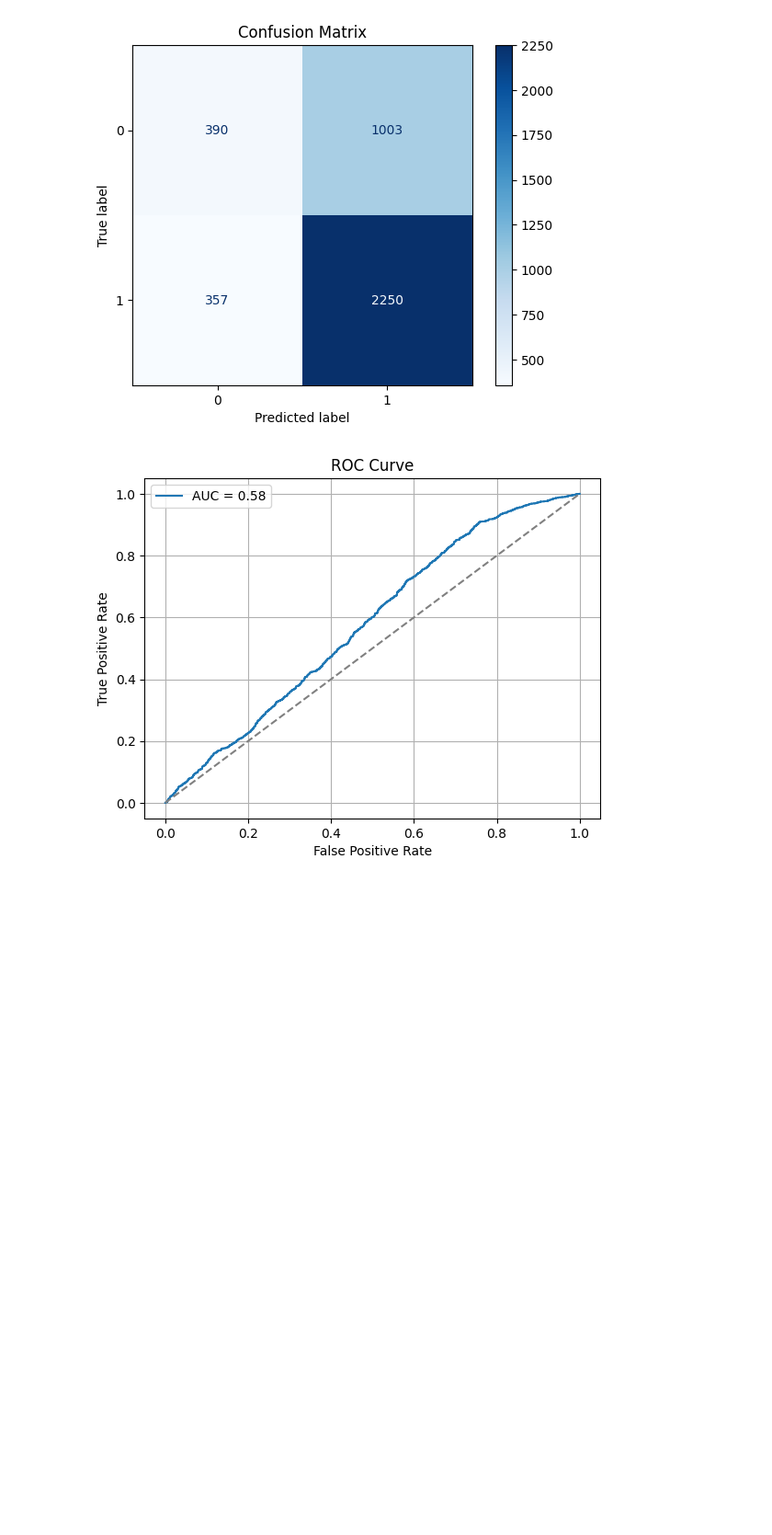
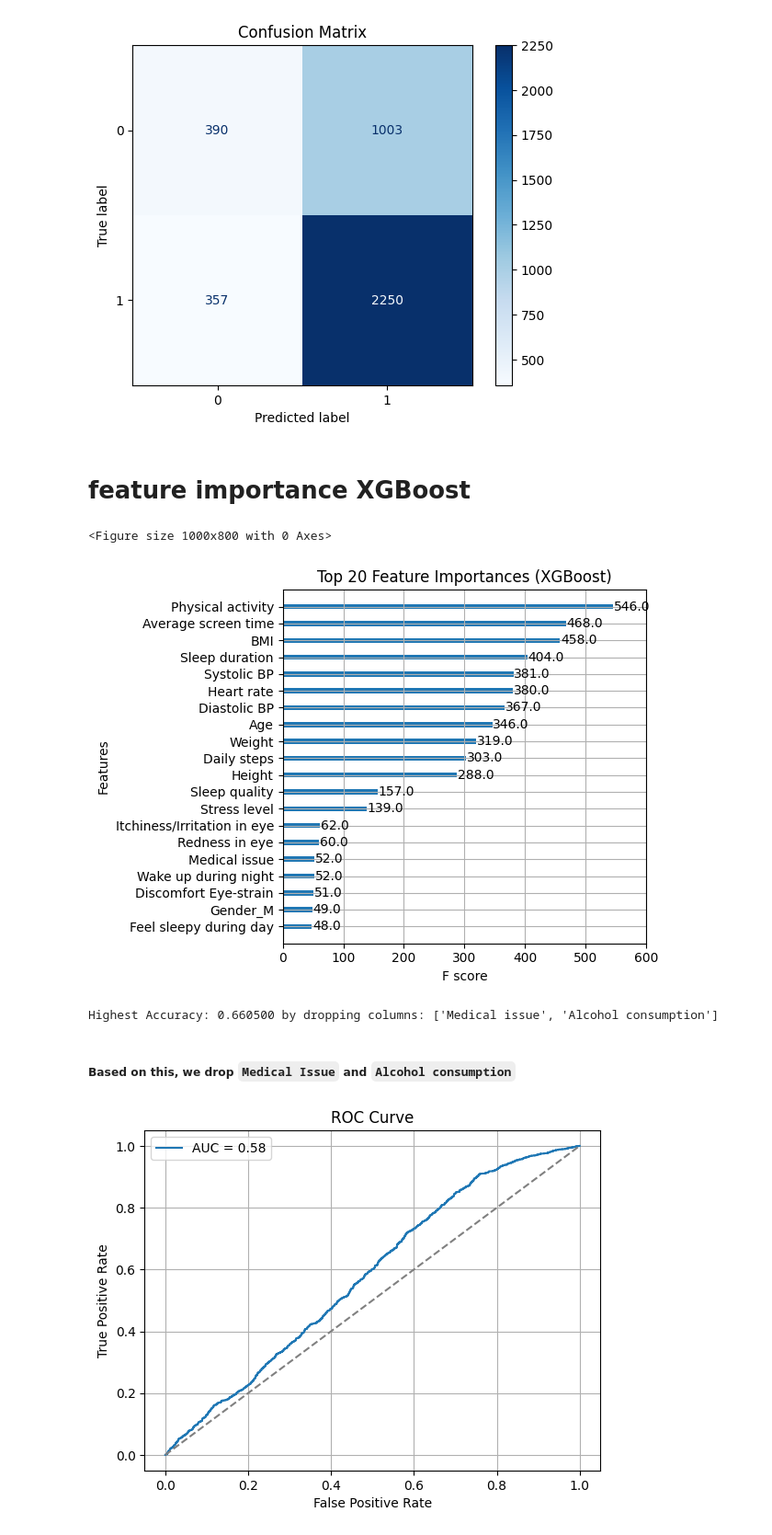
Before and after one commit to mihikasanghvi/Grp1_AML-Project, a Jupyter notebook: main.ipynb, the cells around one changed output. Shown: that part at 92% size. Drawn from its saved outputs; the diff is of its cells as text; code cells hidden in the pictures; blank space fills up the shorter version.

```diff
--- a/main.ipynb
+++ b/main.ipynb
@@ -100,6 +101,71 @@ plt.title("Confusion Matrix")
 plt.show()
 # %% [output]
 [figure]
+# %% [markdown]
+# feature importance XGBoost
+# %%
+from xgboost import plot_importance
+import matplotlib.pyplot as plt
+
+plt.figure(figsize=(10, 8))
+plot_importance(
+    model,
+    importance_type='weight',
+    max_num_features=20,
+    height=0.3,
+)
+plt.title("Top 20 Feature Importances (XGBoost)")
+plt.tight_layout()
+plt.show()
+# %% [output]
+<Figure size 1000x800 with 0 Axes>
+[figure, added]
+# %%
+from xgboost import XGBClassifier
+from sklearn.metrics import accuracy_score
+import pandas as pd
+
+base_model = XGBClassifier(
+    random_state=42,
+    eval_metric='logloss'
+)
+base_model.fit(X_train, y_train)
+
+importance_df = pd.DataFrame({
+    'feature': base_model.feature_names_in_,
+    'importance': base_model.feature_importances_
+}).sort_values(by='importance', ascending=True)
+
+accuracy_list = []
+dropped_lists = []
+
+def drop_col(df, dropped_columns):
+    return df.drop(columns=dropped_columns)
+
+num_drop_at_most = 5
+for n in range(0, num_drop_at_most + 1):
+    dropped_columns = importance_df.head(n)['feature'].tolist()
+    dropped_lists.append(dropped_columns)
+
+    X_train_new = drop_col(X_train, dropped_columns)
+    X_test_new = drop_col(X_test, dropped_columns)
+
+    model = XGBClassifier(
+        random_state=42,
+        eval_metric='logloss'
+    )
+    model.fit(X_train_new, y_train)
+    y_pred = model.predict(X_test_new)
+
+    acc = round(accuracy_score(y_test, y_pred), 6)
+    accuracy_list.append(acc)
+
+best_idx = accuracy_list.index(max(accuracy_list))
+print(f"Highest Accuracy: {accuracy_list[best_idx]:.6f} by dropping columns: {dropped_lists[best_idx]}")
+# %% [output]
+Highest Accuracy: 0.660500 by dropping columns: ['Medical issue', 'Alcohol consumption']
+# %% [markdown]
+##### Based on this, we drop `Medical Issue` and `Alcohol consumption`
 # %%
 from sklearn.metrics import roc_curve, auc
 
```
Also changed, not shown: parts of 38 cells of this notebook.
